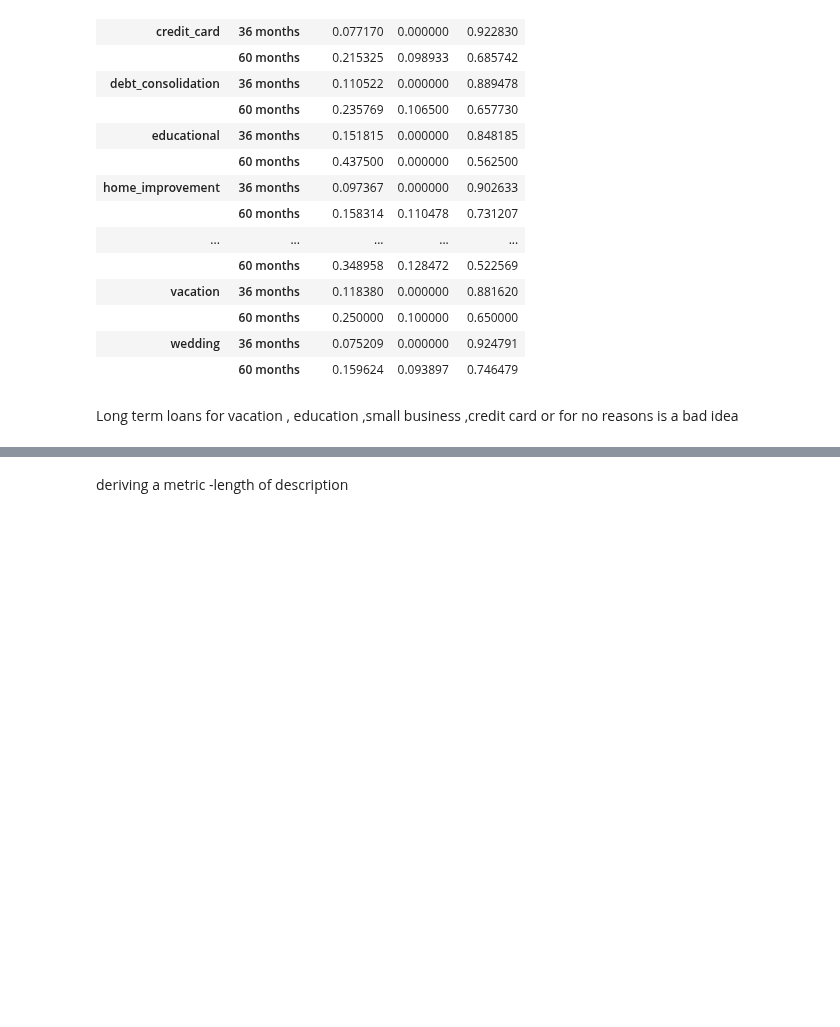
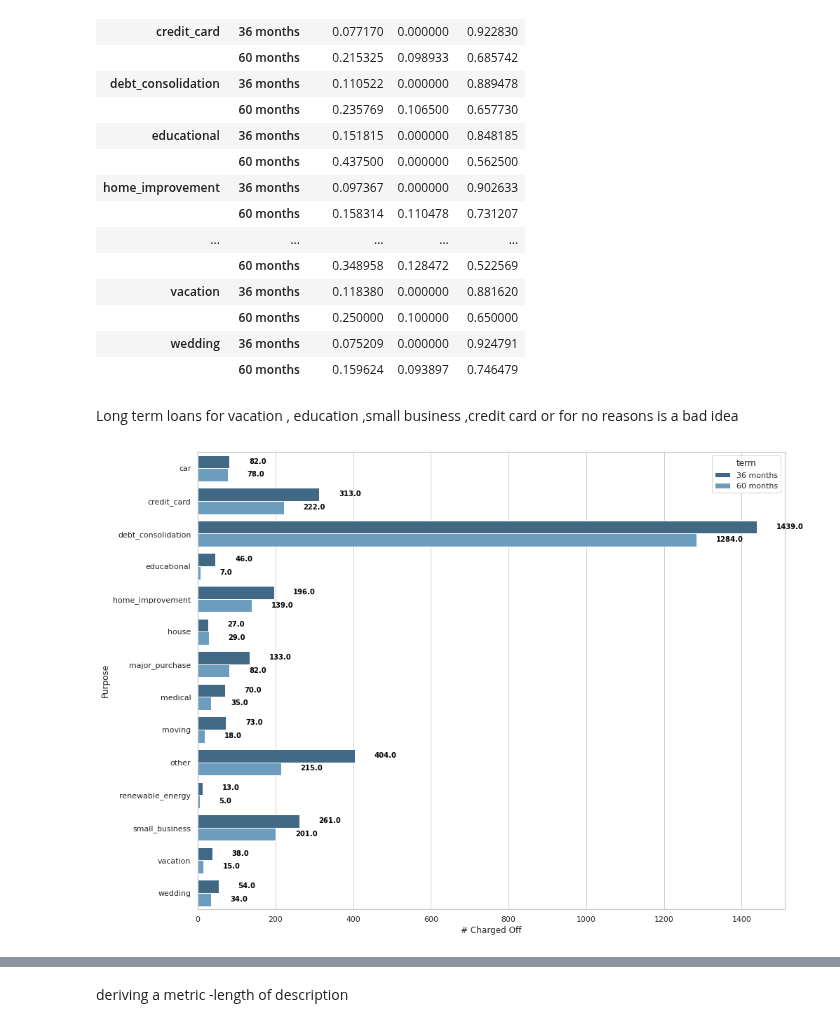
Before and after one commit to karthikmnkrishna/Loan-default-prediction, a Jupyter notebook: Loan_Case_study.ipynb, the cells around one changed output, grey strips where cells are left out. Drawn from its saved outputs; the diff is of its cells as text; code cells hidden in the pictures; blank space fills up the shorter version.

```diff
--- a/Loan_Case_study.ipynb
+++ b/Loan_Case_study.ipynb
@@ -611,3 +610,17 @@ pd.crosstab([df.purpose ,df.term ],[df.loan_status],values=df.loan_amnt,aggfunc=
 |  | 60 months | 0.159624 | 0.093897 | 0.746479 |
 # %% [markdown]
 Long term loans for vacation , education ,small business ,credit card or for no reasons is a bad idea
+# %%
+df1= pd.crosstab([df.purpose ,df.term ],[df.loan_status],values=df.loan_amnt,aggfunc='count').reset_index().fillna(0)
+fig, ax = plt.subplots(figsize=(15,12))
+sns.set(style = 'whitegrid')
+sns.barplot(x = 'Charged Off' ,y ='purpose',data =  df1 ,hue =
+            'term' ,palette= 'Blues_d').set(
+                xlabel ='# Charged Off' , ylabel= 'Purpose')
+#to get values next to bar plots(THIS WILL THROW WARNINGS , WHICH IS IGNORED)
+for i in ax.patches:
+    ax.text(i.get_width()+50, i.get_y()+0.25, str(round((i.get_width()), 2)),
+            fontsize=10, fontweight='bold', color='black')
+plt.show()
+# %% [output]
+[figure, added]
```
Also changed, not shown: parts of 14 cells of this notebook.
